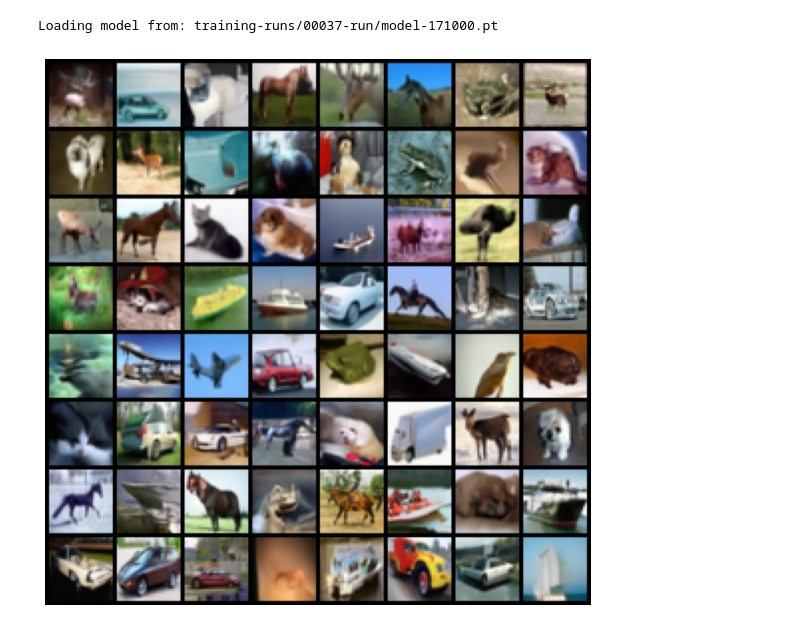
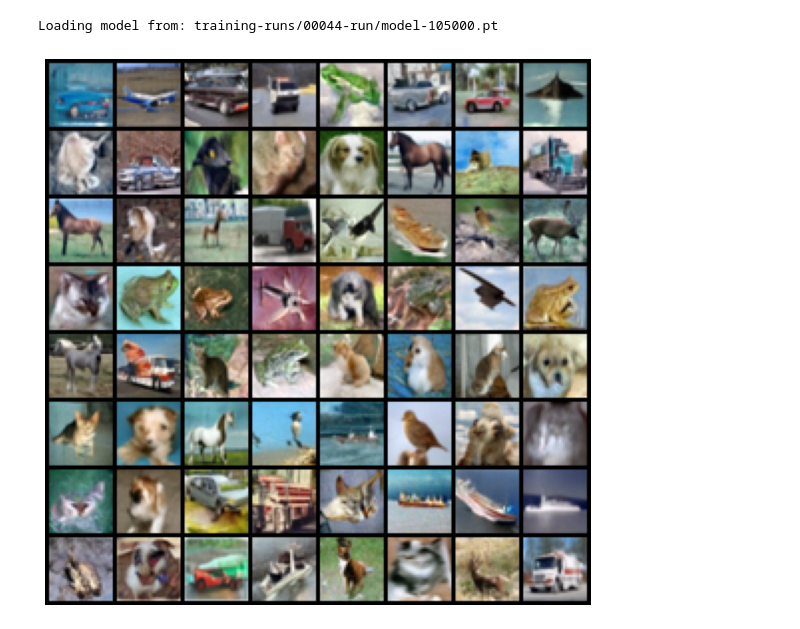
Before and after one commit to lorenzo-querol/Patch-Diffusion, a Jupyter notebook: test_cls.ipynb, the cells around one changed output. Drawn from its saved outputs; the diff is of its cells as text; code cells hidden in the pictures.

```diff
--- a/test_cls.ipynb
+++ b/test_cls.ipynb
@@ -19,7 +19,7 @@ c.device = torch.device("cuda" if torch.cuda.is_available() else "cpu")
 
 c.test_kwargs = dnnlib.EasyDict(
     test_dir="data/cifar10/test",
-    run_dir="training-runs/00037-run",
+    run_dir="training-runs/00044-run",
 )
 
 c.model_kwargs = dnnlib.EasyDict(
@@ -49,13 +49,13 @@ c.model_kwargs = dnnlib.EasyDict(
 )
 
 net = dnnlib.util.construct_class_by_name(**c.model_kwargs).to(c.device).requires_grad_(False)
-# net = EMA(net).to(c.device).requires_grad_(False)
+net = EMA(net).to(c.device).requires_grad_(False)
 
 latest_ckpt = os.path.join(c.test_kwargs.run_dir, sorted([f for f in os.listdir(c.test_kwargs.run_dir) if f.endswith(".pt")])[-1])
 
 print("Loading model from:", latest_ckpt)
 ckpt = torch.load(latest_ckpt, map_location=c.device, weights_only=True)
-net.load_state_dict(ckpt["net"])
+net.load_state_dict(ckpt["ema"])
 net.eval()
 
 diffusion = DDIMSampler(model=net, schedule_name="cosine", timesteps=1000)
@@ -83,33 +83,33 @@ c.dataloader_kwargs = dnnlib.EasyDict(
 )
 test_dataloader = dnnlib.util.construct_class_by_name(**c.dataloader_kwargs)
 # %% [output]
-Loading model from: training-runs/00037-run/model-171000.pt
+Loading model from: training-runs/00044-run/model-105000.pt
 # %%
 from torchvision.utils import make_grid
 
 x_start, y_start, resolution, image_size = (0, 0, dataset_obj.resolution, dataset_obj.resolution)
 
 x_pos = torch.arange(x_start, x_start + image_size).view(1, -1).repeat(image_size, 1)
 y_pos = torch.arange(y_start, y_start + image_size).view(-1, 1).repeat(1, image_size)
 x_pos = (x_pos / (resolution - 1) - 0.5) * 2.0
 y_pos = (y_pos / (resolution - 1) - 0.5) * 2.0
 pos = torch.stack([x_pos, y_pos], dim=0).to(c.device)
 
 num_samples = 64
 shape = (num_samples, 3, 32, 32)
 pos = pos.unsqueeze(0).repeat(num_samples, 1, 1, 1)
 
 class_labels = torch.randint(0, dataset_obj.label_dim, (num_samples,), device=c.device)
 
 # x_t, pos, class_labels, steps: int = 1, method="linear", eta=0.0, only_return_x_0: bool = True, interval: int = 1
-samples = diffusion(x_t=torch.randn(shape, device=c.device), pos=pos, class_labels=class_labels, steps=50)
+samples = diffusion(x_t=torch.randn(shape, device=c.device), pos=pos, class_labels=class_labels, steps=10, guidance_scale=1.3)
 grid = make_grid(samples, nrow=8, normalize=True, scale_each=True)
 
 plt.figure(figsize=(10, 10))
 plt.imshow(grid.permute(1, 2, 0).cpu().numpy())
 plt.axis("off")
 plt.show()
 # %% [output]
-[figure, old version]
+[figure, new version]
 # %%
 from training.patch import get_patches
```
Also changed, not shown: parts of 5 cells of this notebook, 2 other files.
